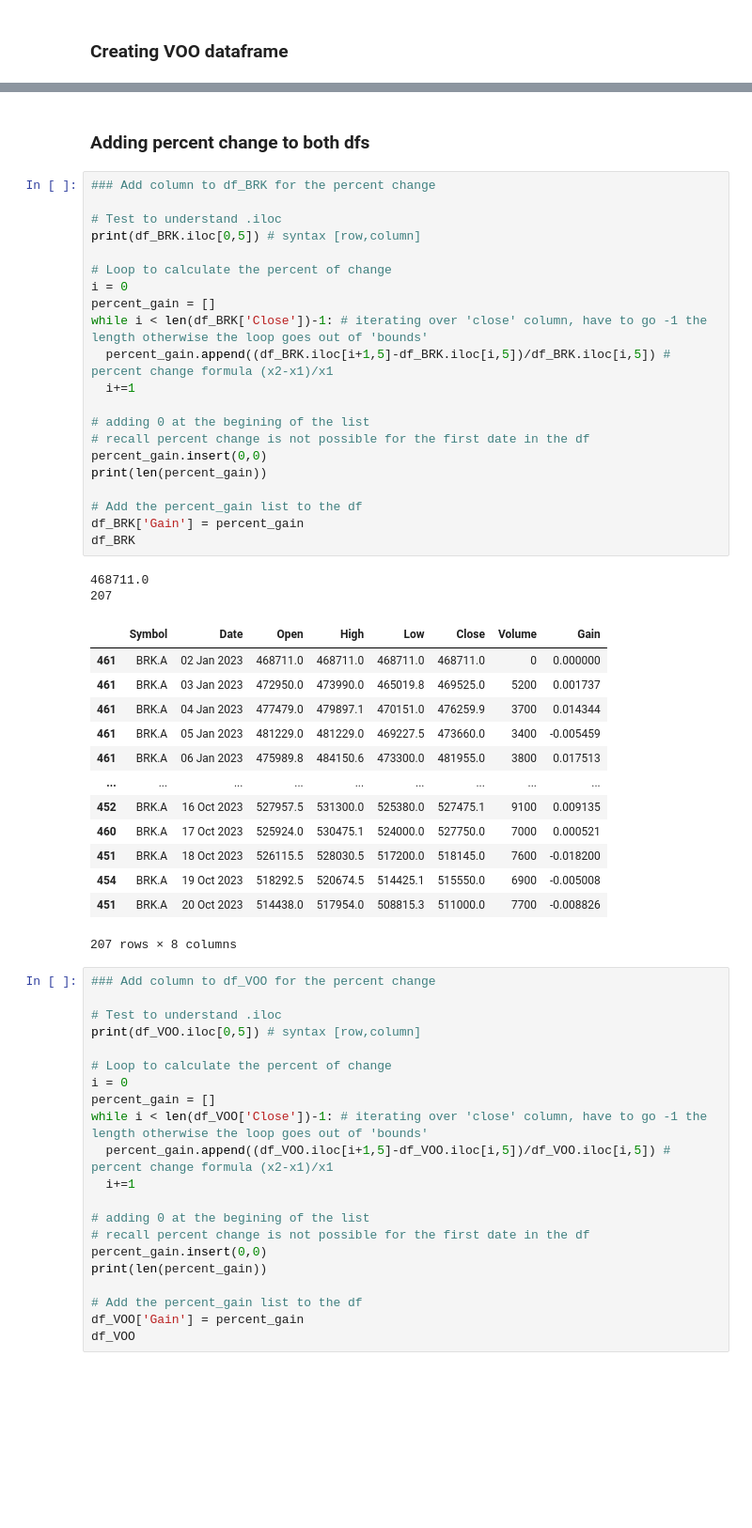
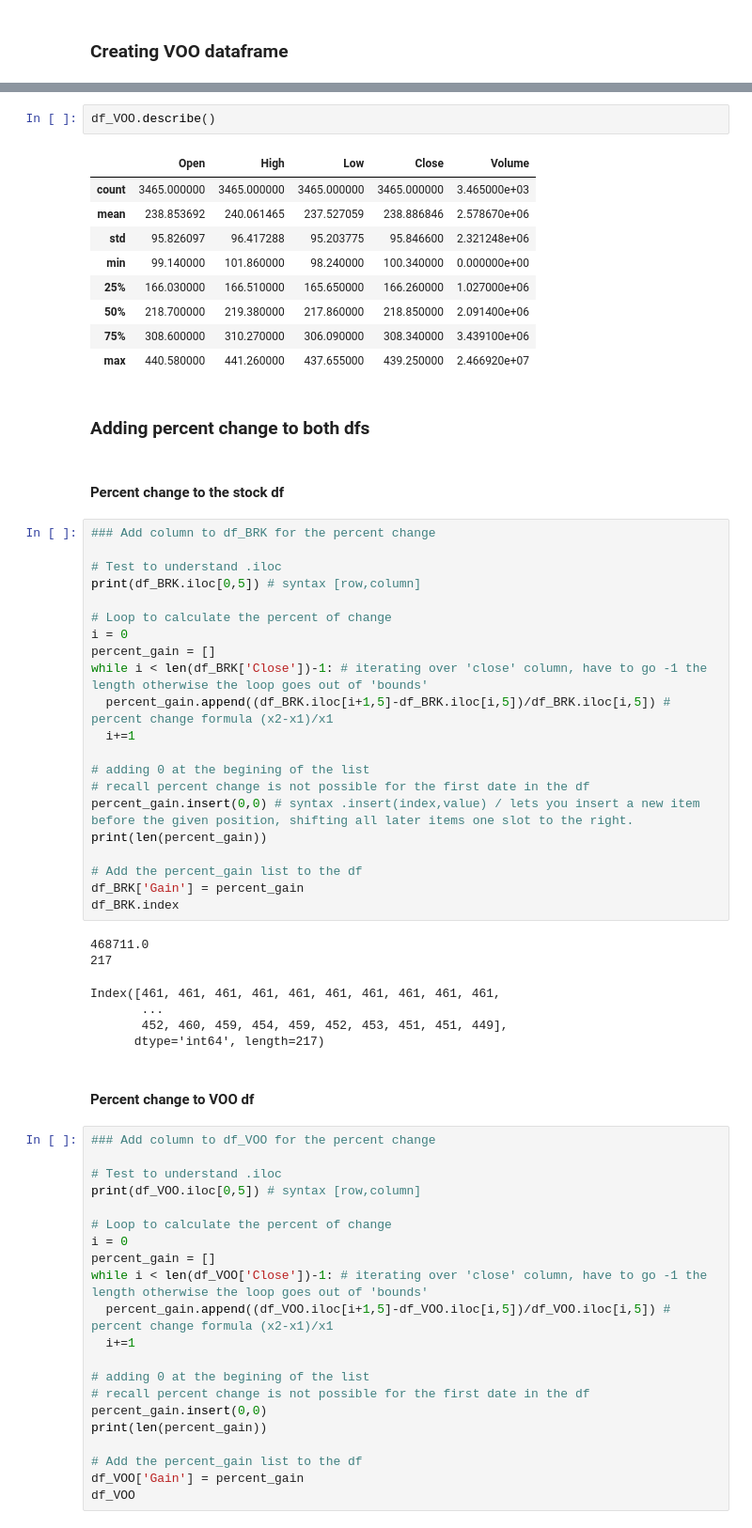
Before and after one commit to kawallac/SP500_Predict, a Jupyter notebook: Data_Analysis.ipynb, the cells around one changed output, grey strips where cells are left out. Shown at 94% size. Drawn from its saved outputs; the diff is of its cells as text; blank space fills up the shorter version.

```diff
--- a/Data_Analysis.ipynb
+++ b/Data_Analysis.ipynb
@@ -83,8 +96,22 @@ df_VOO
 | 3463 | VOO | 26 Dec 2023 | 435.67 | 437.920 | 435.5800 | 437.10 | 3835800 |
 | 3464 | VOO | 27 Dec 2023 | 436.89 | 438.020 | 436.4200 | 437.90 | 4271000 |
 3465 rows × 7 columns
+# %%
+df_VOO.describe()
+# %% [output]
+|  | Open | High | Low | Close | Volume |
+| count | 3465.000000 | 3465.000000 | 3465.000000 | 3465.000000 | 3.465000e+03 |
+| mean | 238.853692 | 240.061465 | 237.527059 | 238.886846 | 2.578670e+06 |
+| std | 95.826097 | 96.417288 | 95.203775 | 95.846600 | 2.321248e+06 |
+| min | 99.140000 | 101.860000 | 98.240000 | 100.340000 | 0.000000e+00 |
+| 25% | 166.030000 | 166.510000 | 165.650000 | 166.260000 | 1.027000e+06 |
+| 50% | 218.700000 | 219.380000 | 217.860000 | 218.850000 | 2.091400e+06 |
+| 75% | 308.600000 | 310.270000 | 306.090000 | 308.340000 | 3.439100e+06 |
+| max | 440.580000 | 441.260000 | 437.655000 | 439.250000 | 2.466920e+07 |
 # %% [markdown]
 ### Adding percent change to both dfs
+# %% [markdown]
+#### Percent change to the stock df
 # %%
 ### Add column to df_BRK for the percent change
 
@@ -100,28 +127,21 @@ while i < len(df_BRK['Close'])-1: # iterating over 'close' column, have to go -1
 
 # adding 0 at the begining of the list
 # recall percent change is not possible for the first date in the df
-percent_gain.insert(0,0)
+percent_gain.insert(0,0) # syntax .insert(index,value) / lets you insert a new item before the given position, shifting all later items one slot to the right.
 print(len(percent_gain))
 
 # Add the percent_gain list to the df
 df_BRK['Gain'] = percent_gain
-df_BRK
+df_BRK.index
 # %% [output]
 468711.0
-207
+217
-|  | Symbol | Date | Open | High | Low | Close | Volume | Gain |
-| 461 | BRK.A | 02 Jan 2023 | 468711.0 | 468711.0 | 468711.0 | 468711.0 | 0 | 0.000000 |
-| 461 | BRK.A | 03 Jan 2023 | 472950.0 | 473990.0 | 465019.8 | 469525.0 | 5200 | 0.001737 |
-| 461 | BRK.A | 04 Jan 2023 | 477479.0 | 479897.1 | 470151.0 | 476259.9 | 3700 | 0.014344 |
-| 461 | BRK.A | 05 Jan 2023 | 481229.0 | 481229.0 | 469227.5 | 473660.0 | 3400 | -0.005459 |
-| 461 | BRK.A | 06 Jan 2023 | 475989.8 | 484150.6 | 473300.0 | 481955.0 | 3800 | 0.017513 |
-| ... | ... | ... | ... | ... | ... | ... | ... | ... |
-| 452 | BRK.A | 16 Oct 2023 | 527957.5 | 531300.0 | 525380.0 | 527475.1 | 9100 | 0.009135 |
-| 460 | BRK.A | 17 Oct 2023 | 525924.0 | 530475.1 | 524000.0 | 527750.0 | 7000 | 0.000521 |
-| 451 | BRK.A | 18 Oct 2023 | 526115.5 | 528030.5 | 517200.0 | 518145.0 | 7600 | -0.018200 |
-| 454 | BRK.A | 19 Oct 2023 | 518292.5 | 520674.5 | 514425.1 | 515550.0 | 6900 | -0.005008 |
-| 451 | BRK.A | 20 Oct 2023 | 514438.0 | 517954.0 | 508815.3 | 511000.0 | 7700 | -0.008826 |
-207 rows × 8 columns
+Index([461, 461, 461, 461, 461, 461, 461, 461, 461, 461,
+       ...
+       452, 460, 459, 454, 459, 452, 453, 451, 451, 449],
+      dtype='int64', length=217)
+# %% [markdown]
+#### Percent change to VOO df
 # %%
 ### Add column to df_VOO for the percent change
 
```
Also changed, not shown: parts of 5 cells of this notebook.
